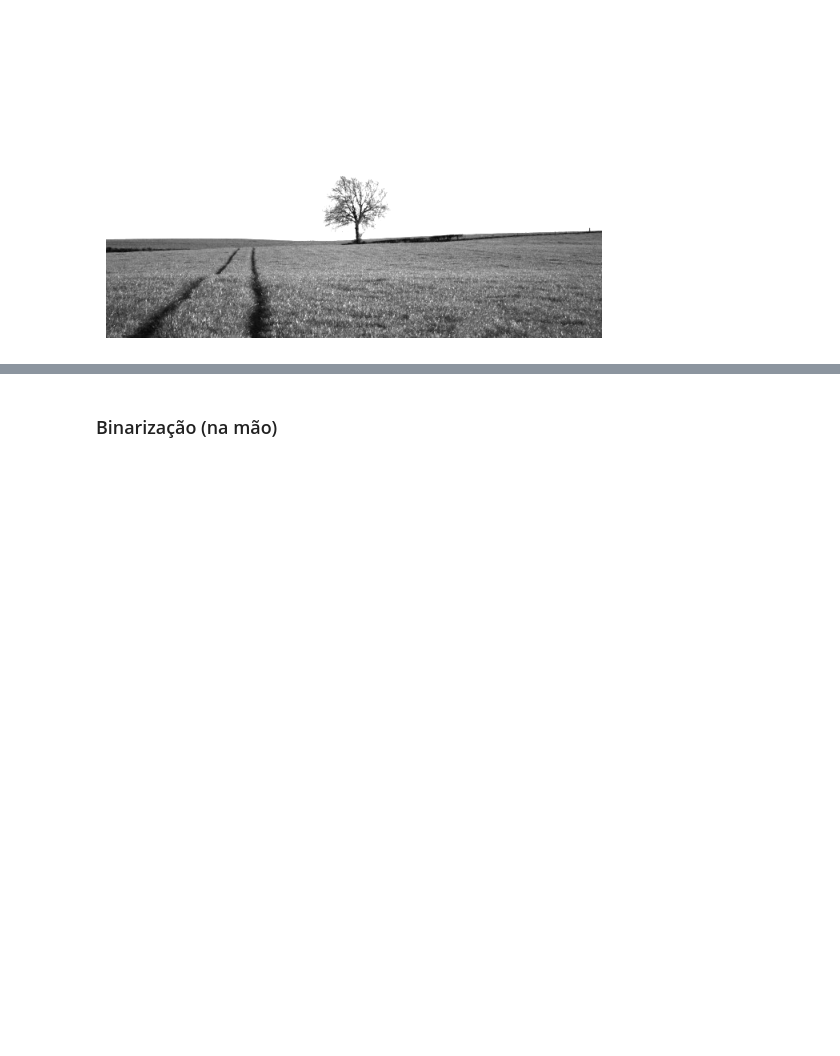
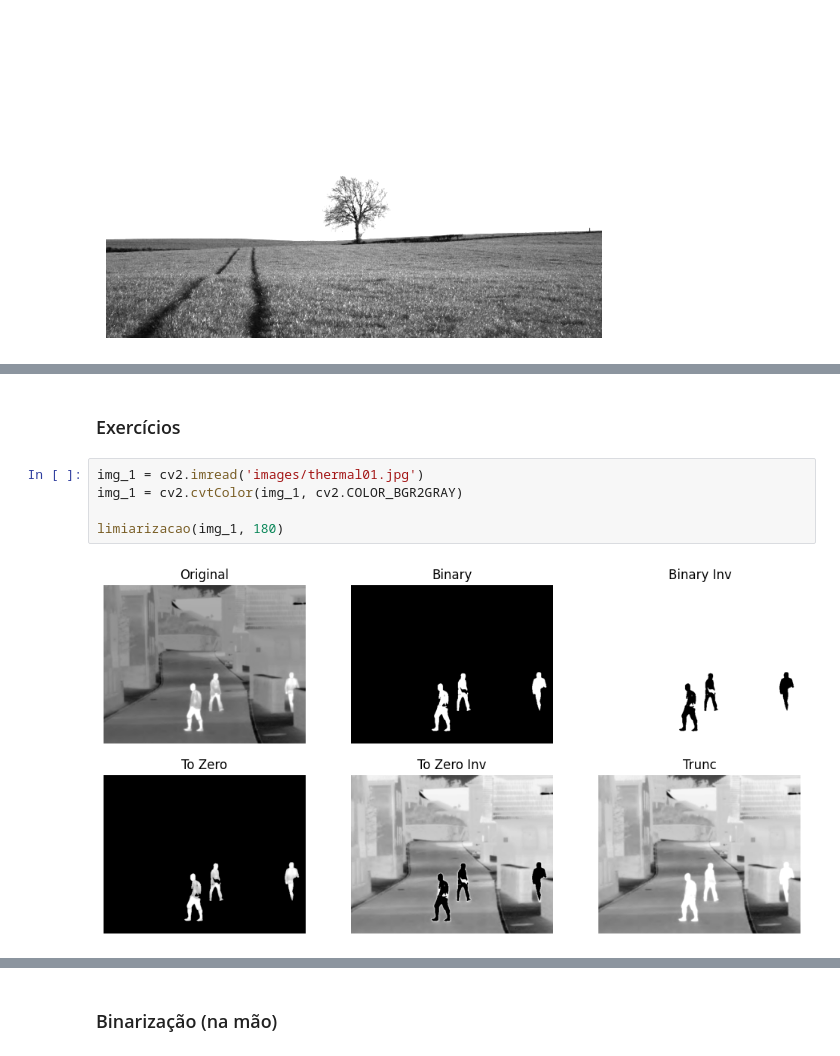
Before and after one commit to DiogoBotton/Computer_Vision_Learn, a Jupyter notebook: Segmentacao_de_Imagens/Segmentacao_Tecnicas_Classicas/tipos_limiarizacao.ipynb, the cells around one changed output, grey strips where cells are left out. Cells and saved outputs as stored; diff of their text form; blank space fills up the shorter version.

```diff
--- a/Segmentacao_de_Imagens/Segmentacao_Tecnicas_Classicas/tipos_limiarizacao.ipynb
+++ b/Segmentacao_de_Imagens/Segmentacao_Tecnicas_Classicas/tipos_limiarizacao.ipynb
@@ -115,0 +140,9 @@ plt.axis('off')
+# %% [markdown]
+### Exercícios
+# %%
+img_1 = cv2.imread('images/thermal01.jpg')
+img_1 = cv2.cvtColor(img_1, cv2.COLOR_BGR2GRAY)
+
+limiarizacao(img_1, 180)
+# %% [output]
+[figure, added]
```
Also changed, not shown: parts of 10 cells of this notebook.
